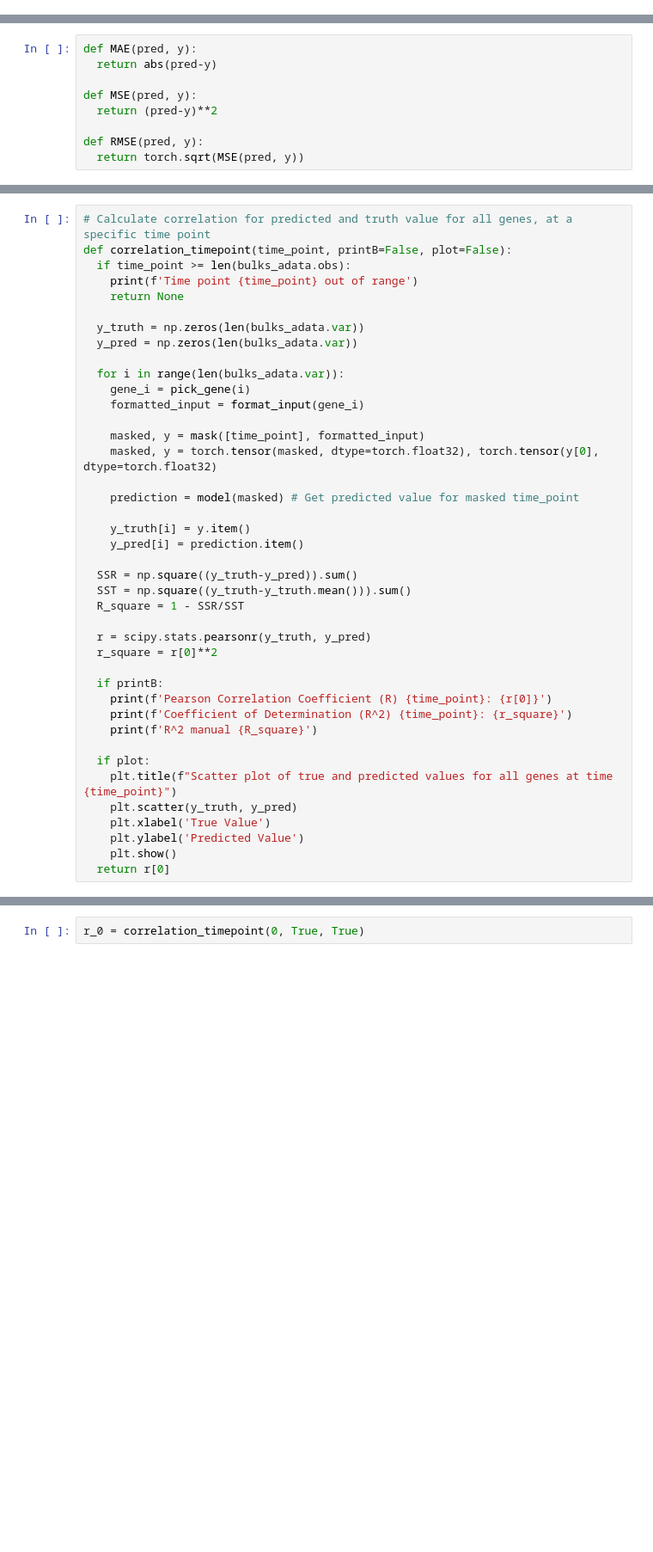
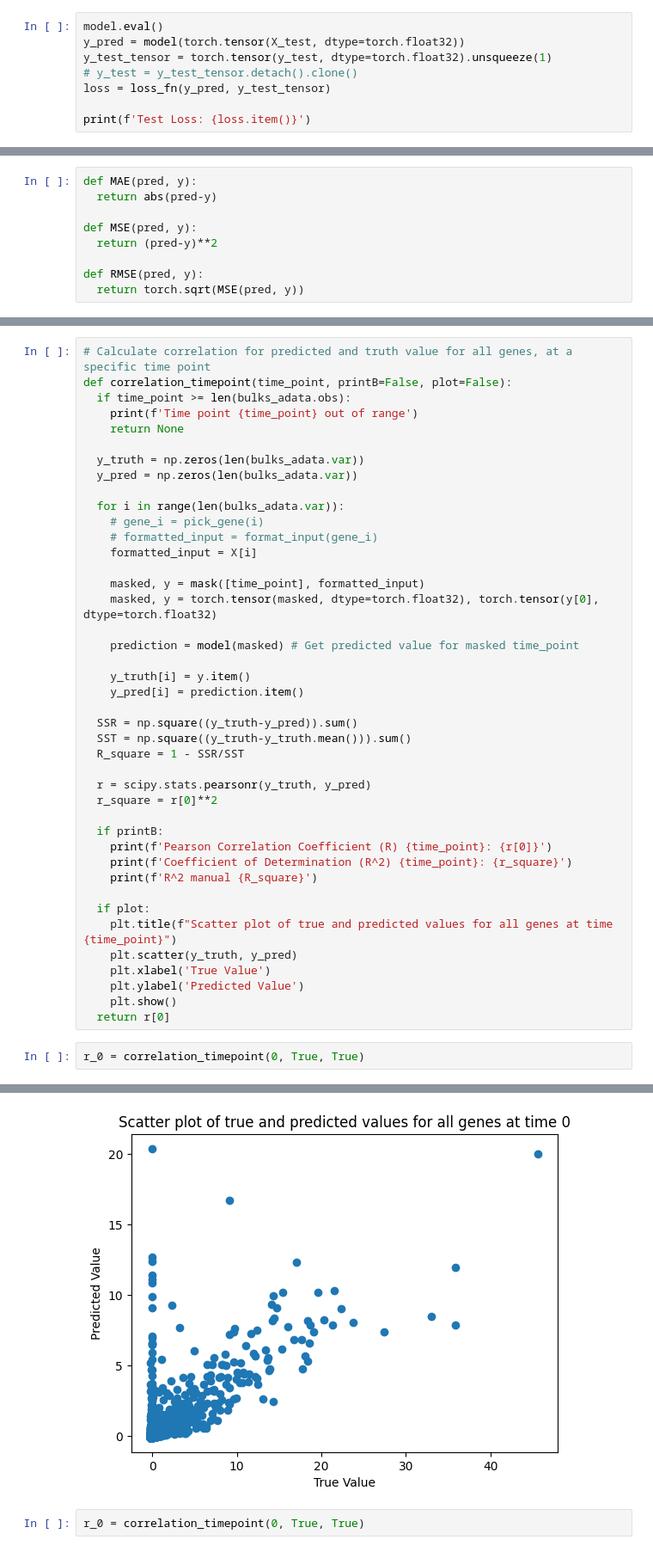
Before and after one commit to Michell203/DingLab, a Jupyter notebook: DLabCode.ipynb, the cells around one changed output, grey strips where cells are left out. Shown: that part at 86% size. Saved outputs shown, nothing was run; the diff lists cells and outputs as text; blank space fills up the shorter version.

```diff
--- a/DLabCode.ipynb
+++ b/DLabCode.ipynb
@@ -393,0 +484,8 @@ Epoch 400: Loss = 0.03075726144015789
+# %%
+model.eval()
+y_pred = model(torch.tensor(X_test, dtype=torch.float32))
+y_test_tensor = torch.tensor(y_test, dtype=torch.float32).unsqueeze(1)
+# y_test = y_test_tensor.detach().clone()
+loss = loss_fn(y_pred, y_test_tensor)
+
+print(f'Test Loss: {loss.item()}')
@@ -511,8 +615,9 @@ def correlation_timepoint(time_point, printB=False, plot=False):
   y_pred = np.zeros(len(bulks_adata.var))
 
   for i in range(len(bulks_adata.var)):
-    gene_i = pick_gene(i)
-    formatted_input = format_input(gene_i)
+    # gene_i = pick_gene(i)
+    # formatted_input = format_input(gene_i)
+    formatted_input = X[i]
 
     masked, y = mask([time_point], formatted_input)
     masked, y = torch.tensor(masked, dtype=torch.float32), torch.tensor(y[0], dtype=torch.float32)
@@ -541,3 +646,6 @@ def correlation_timepoint(time_point, printB=False, plot=False):
     plt.ylabel('Predicted Value')
     plt.show()
   return r[0]
+# %%
+r_0 = correlation_timepoint(0, True, True)
+# %% [output]
@@ -544,3 +655,4 @@ def correlation_timepoint(time_point, printB=False, plot=False):
+[figure, added]
 # %%
 r_0 = correlation_timepoint(0, True, True)
 # %% [output]
```
Also changed, not shown: parts of 35 cells of this notebook.
